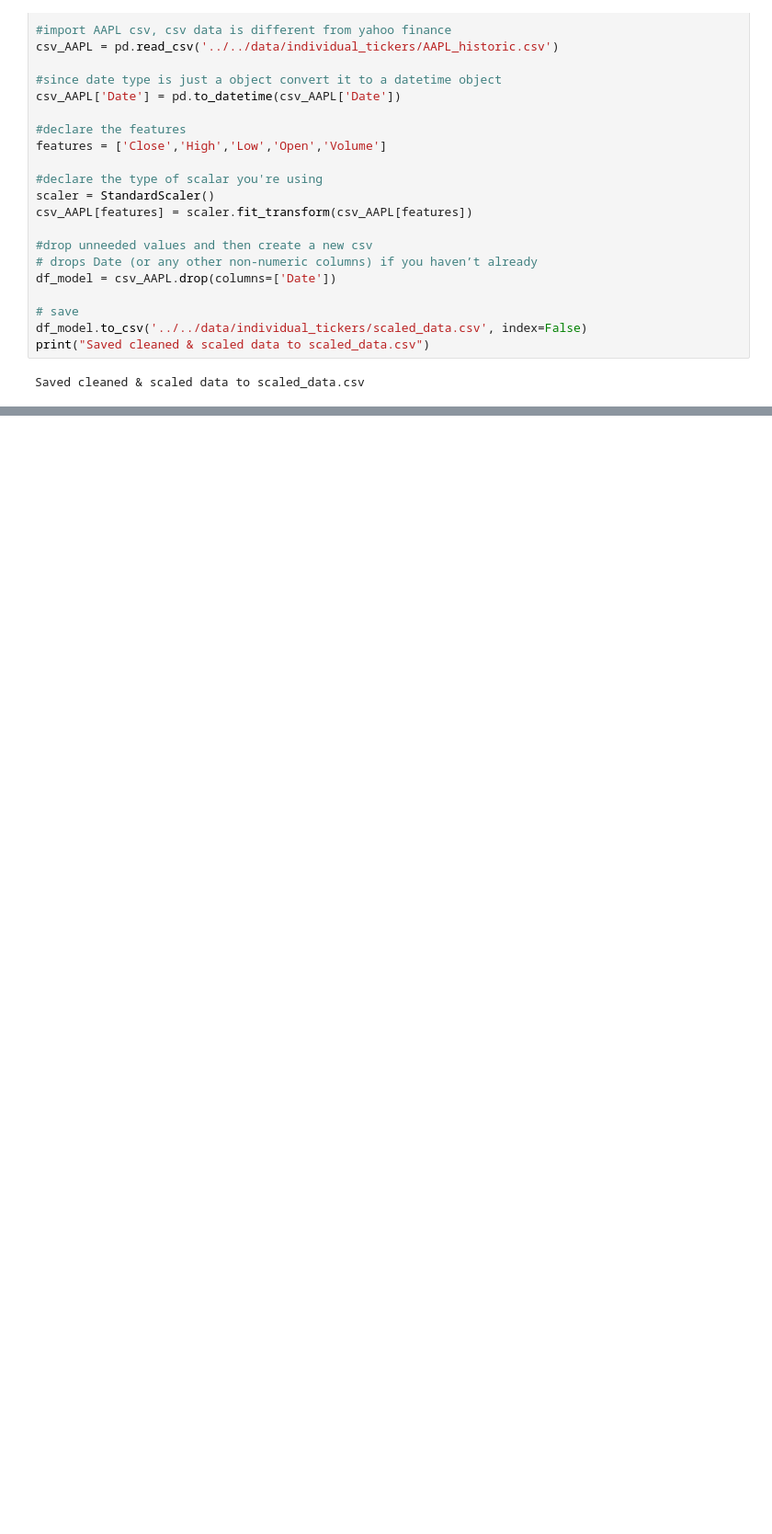
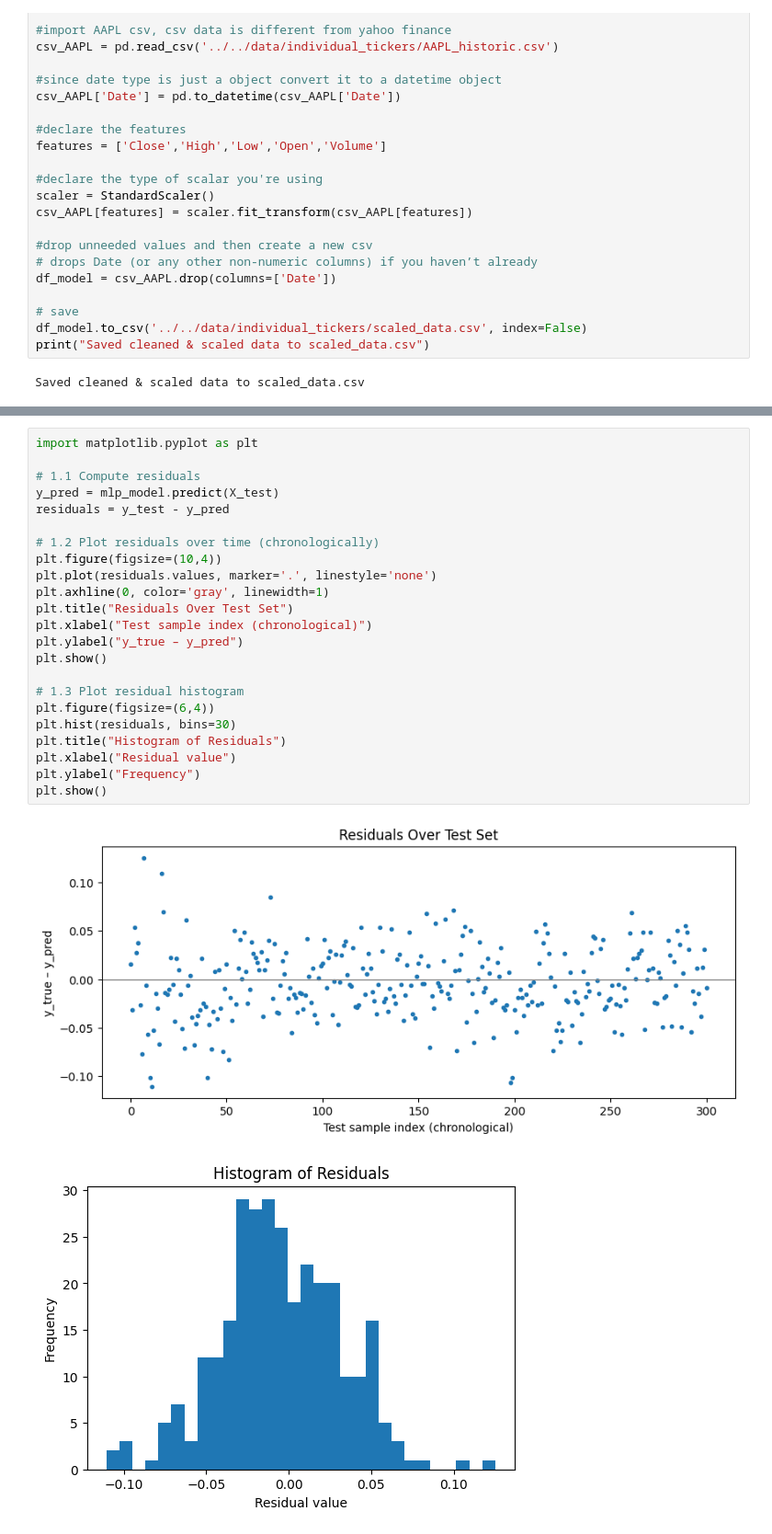
Before and after one commit to d1ananguyen/stock-market-prediction-project, a Jupyter notebook: notebooks/exploration/david-exploration.ipynb, the cells around one changed output, grey strips where cells are left out. Shown: that part at 92% size. Saved outputs shown, nothing was run; the diff lists cells and outputs as text; blank space fills up the shorter version.

```diff
--- a/notebooks/exploration/david-exploration.ipynb
+++ b/notebooks/exploration/david-exploration.ipynb
@@ -79,0 +160,26 @@ Test R²:  0.9625
+# %%
+import matplotlib.pyplot as plt
+
+# 1.1 Compute residuals
+y_pred = mlp_model.predict(X_test)
+residuals = y_test - y_pred
+
+# 1.2 Plot residuals over time (chronologically)
+plt.figure(figsize=(10,4))
+plt.plot(residuals.values, marker='.', linestyle='none')
+plt.axhline(0, color='gray', linewidth=1)
+plt.title("Residuals Over Test Set")
+plt.xlabel("Test sample index (chronological)")
+plt.ylabel("y_true – y_pred")
+plt.show()
+
+# 1.3 Plot residual histogram
+plt.figure(figsize=(6,4))
+plt.hist(residuals, bins=30)
+plt.title("Histogram of Residuals")
+plt.xlabel("Residual value")
+plt.ylabel("Frequency")
+plt.show()
+# %% [output]
+[figure, added]
+[figure, added]
```
Also changed, not shown: parts of 3 cells of this notebook.
